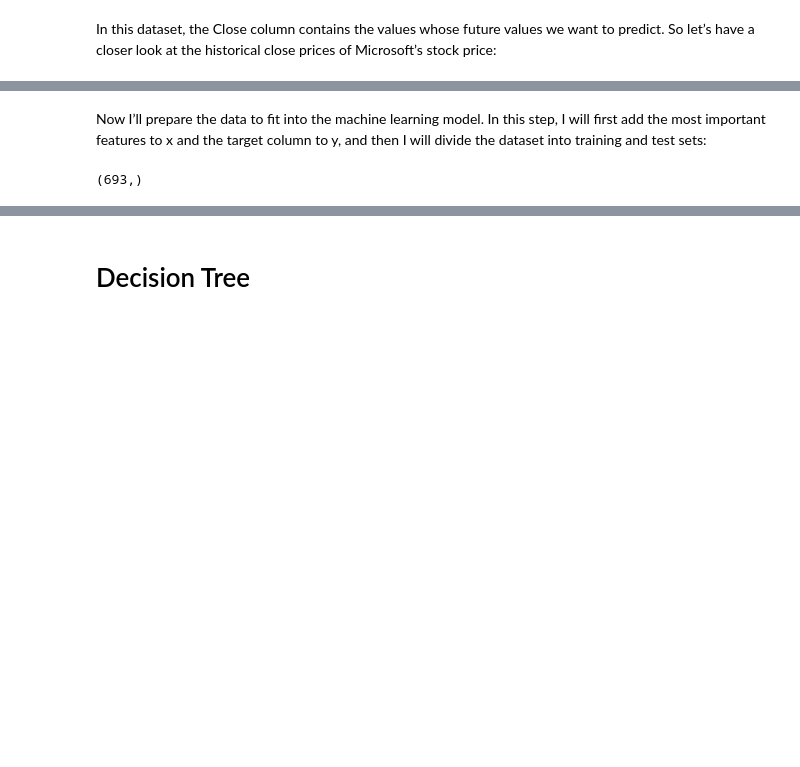
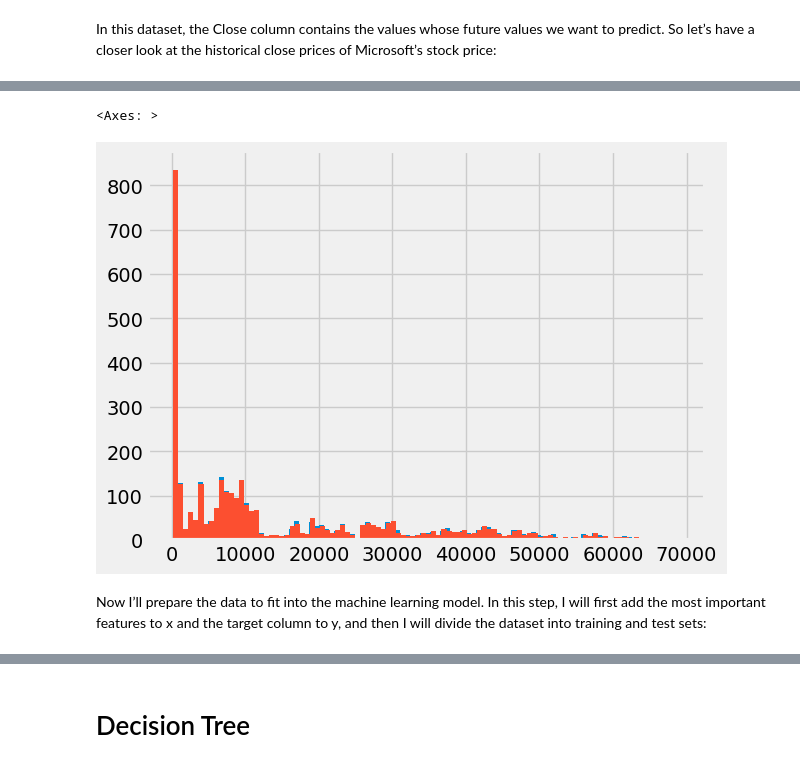
Before and after one commit to Gisch97/ML-DL-proyects, a Jupyter notebook: Trainings/stocs prediction/stocks_predict.ipynb, the cells around one changed output, grey strips where cells are left out. Cells and saved outputs as stored; diff of their text form; code cells hidden in the pictures; blank space fills up the shorter version.

```diff
--- a/Trainings/stocs prediction/stocks_predict.ipynb
+++ b/Trainings/stocs prediction/stocks_predict.ipynb
@@ -71,3 +71,9 @@ Adj Close  0.998847  0.999488  0.999380  1.000000   1.000000
+# %%
+BTC.Close.hist(bins=100)
+BTC.Open.hist(bins=100)
+# %% [output]
+<Axes: >
+[figure, added]
 # %% [markdown]
 Now I’ll prepare the data to fit into the machine learning model. In this step, I will first add the most important features to x and the target column to y, and then I will divide the dataset into training and test sets:
 # %%
@@ -82,5 +89 @@ from sklearn.model_selection import train_test_split
 xtrain, xtest, ytrain, ytest = train_test_split(x, y, test_size=0.2, random_state=42)
-# %%
-.shape
-# %% [output]
-(693,)
```
Also changed, not shown: parts of 23 cells of this notebook.
